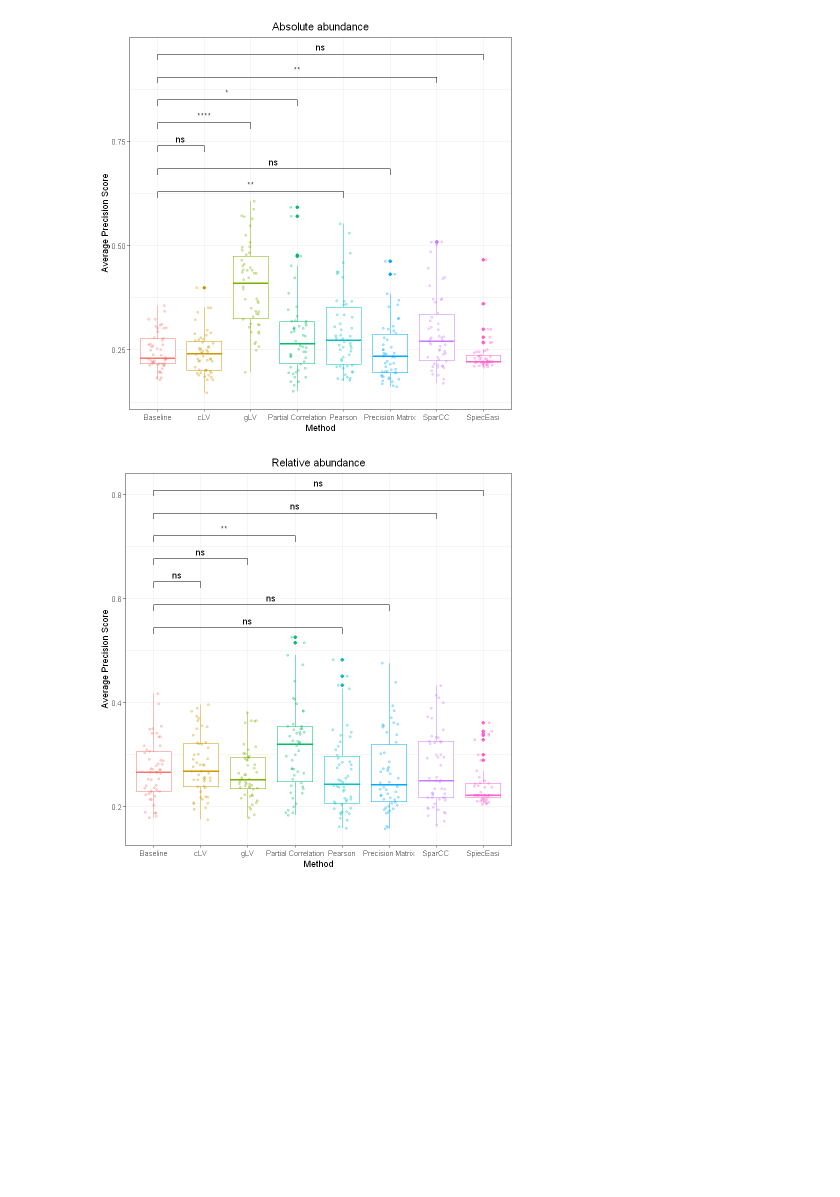
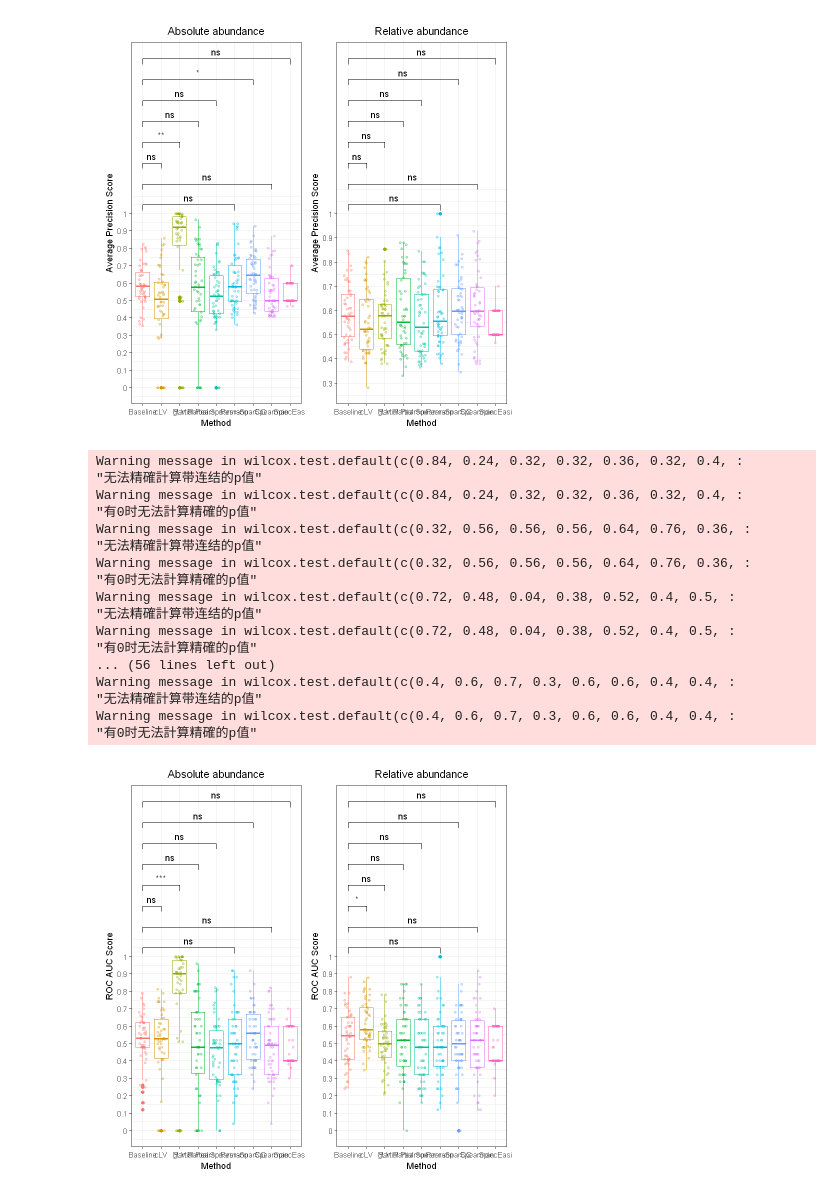
Before and after one commit to tianqitang1/microbial_network_explore, a Jupyter notebook: experiments/01_visualization.ipynb, the cells around one changed output. Cells and saved outputs as stored; diff of their text form; code cells hidden in the pictures; blank space fills up the shorter version.

```diff
--- a/experiments/01_visualization.ipynb
+++ b/experiments/01_visualization.ipynb
@@ -16,6 +13,6 @@ Warning message:
 # %%
 # Read data
-result <- read.csv("data\\temp_results\\simulation_results.csv")
+result <- read.csv("data\\temp_results\\simulation_results_fixed_interaction.csv")
 # %%
 result_absolute <- result %>%
   filter(abs_rel == 'Absolute') %>%
@@ -63,33 +37,97 @@ my_comparisons
 # %%
 blind_colors <- c("#E69F00", "#56B4E9", "#009E73", "#F0E442", "#0072B2", "#D55E00", "#CC79A7", "#000000")
-ggplot(data = result_absolute, aes(x = Method, y=average_precision_score, color = Method, )) +
+abs_pr_box <- ggplot(data = result_absolute, aes(x = Method, y=average_precision_score, color = Method, )) +
   geom_boxplot() +
+#   geom_bar()+
   geom_jitter(width = 0.2, size = 1, alpha = 0.3) +
   scale_fill_brewer(palette = "Set1") +
     # scale_color_manual(values = blind_colors) +
+  scale_y_continuous(breaks = seq(0, 1, 0.1), labels = seq(0,1,0.1)) +
   theme_bw() +
   theme(legend.position = "none") +
   labs(x = "Method", y = "Average Precision Score") +
   ggtitle("Absolute abundance") +
-  stat_compare_means(comparisons = my_comparisons, label = "p.signif", method = 't.test') +
+  stat_compare_means(comparisons = my_comparisons, label = "p.signif", method = 'wilcox.test', paired = TRUE, method.args = list(alternative = 'greater')) +
   theme(plot.title = element_text(hjust = 0.5))
 ggsave(filename = "figures\\pr_absolute_abundance.pdf",
  width = 20, height = 20, units = "cm")
+
+rel_pr_box <- ggplot(data = result_relative, aes(x = Method, y=average_precision_score, color = Method, )) +
+  geom_boxplot() +
+#   geom_bar()+
+  geom_jitter(width = 0.2, size = 1, alpha = 0.3) +
+  scale_fill_brewer(palette = "Set1") +
+    # scale_color_manual(values = blind_colors) +
+  scale_y_continuous(breaks = seq(0, 1, 0.1), labels = seq(0,1,0.1)) +
+  theme_bw() +
+  theme(legend.position = "none") +
+  labs(x = "Method", y = "Average Precision Score") +
+  ggtitle("Relative abundance") +
+  stat_compare_means(comparisons = my_comparisons, label = "p.signif", method = 'wilcox.test', paired = TRUE, method.args = list(alternative = 'greater')) +
+  theme(plot.title = element_text(hjust = 0.5))
+ggsave(filename = "figures\\pr_relative_abundance.pdf",
+ width = 20, height = 20, units = "cm")
+
+pr_box <- abs_pr_box + rel_pr_box
+pr_box
+ggsave(filename = "figures\\pr_combined_fixed_interaction.pdf",
+ width = 40, height = 20, units = "cm")
 # %% [output]
-[figure, old version]
+[figure, new version]
 # %%
-ggplot(data = result_relative, aes(x = Method, y=average_precision_score, color = Method, )) +
+blind_colors <- c("#E69F00", "#56B4E9", "#009E73", "#F0E442", "#0072B2", "#D55E00", "#CC79A7", "#000000")
+abs_pr_box <- ggplot(data = result_absolute, aes(x = Method, y=roc_auc_score, color = Method, )) +
   geom_boxplot() +
+#   geom_bar()+
   geom_jitter(width = 0.2, size = 1, alpha = 0.3) +
   scale_fill_brewer(palette = "Set1") +
     # scale_color_manual(values = blind_colors) +
+  scale_y_continuous(breaks = seq(0, 1, 0.1), labels = seq(0,1,0.1)) +
   theme_bw() +
   theme(legend.position = "none") +
-  labs(x = "Method", y = "Average Precision Score") +
+  labs(x = "Method", y = "ROC AUC Score") +
+  ggtitle("Absolute abundance") +
+  stat_compare_means(comparisons = my_comparisons, label = "p.signif", method = 'wilcox.test', paired = TRUE, method.args = list(alternative = 'greater')) +
+  theme(plot.title = element_text(hjust = 0.5))
+ggsave(filename = "figures\\pr_absolute_abundance.pdf",
+ width = 20, height = 20, units = "cm")
+
+rel_pr_box <- ggplot(data = result_relative, aes(x = Method, y=roc_auc_score, color = Method, )) +
+  geom_boxplot() +
+#   geom_bar()+
+  geom_jitter(width = 0.2, size = 1, alpha = 0.3) +
+  scale_fill_brewer(palette = "Set1") +
+    # scale_color_manual(values = blind_colors) +
+  scale_y_continuous(breaks = seq(0, 1, 0.1), labels = seq(0,1,0.1)) +
+  theme_bw() +
+  theme(legend.position = "none") +
+  labs(x = "Method", y = "ROC AUC Score") +
   ggtitle("Relative abundance") +
-  stat_compare_means(comparisons = my_comparisons, label = "p.signif", method = 't.test', method.args = list(alternative = 'greater')) +
+  stat_compare_means(comparisons = my_comparisons, label = "p.signif", method = 'wilcox.test', paired = TRUE, method.args = list(alternative = 'greater')) +
   theme(plot.title = element_text(hjust = 0.5))
 ggsave(filename = "figures\\pr_relative_abundance.pdf",
  width = 20, height = 20, units = "cm")
+
+pr_box <- abs_pr_box + rel_pr_box
+pr_box
+ggsave(filename = "figures\\auroc_combined_fixed_interaction.pdf",
+ width = 40, height = 20, units = "cm")
 # %% [output]
+Warning message in wilcox.test.default(c(0.84, 0.24, 0.32, 0.32, 0.36, 0.32, 0.4, :
+"无法精確計算带连结的p值"
+Warning message in wilcox.test.default(c(0.84, 0.24, 0.32, 0.32, 0.36, 0.32, 0.4, :
+"有0时无法計算精確的p值"
+Warning message in wilcox.test.default(c(0.32, 0.56, 0.56, 0.56, 0.64, 0.76, 0.36, :
+"无法精確計算带连结的p值"
+Warning message in wilcox.test.default(c(0.32, 0.56, 0.56, 0.56, 0.64, 0.76, 0.36, :
+"有0时无法計算精確的p值"
+Warning message in wilcox.test.default(c(0.72, 0.48, 0.04, 0.38, 0.52, 0.4, 0.5, :
+"无法精確計算带连结的p值"
+Warning message in wilcox.test.default(c(0.72, 0.48, 0.04, 0.38, 0.52, 0.4, 0.5, :
+"有0时无法計算精確的p值"
+... (56 lines left out)
+Warning message in wilcox.test.default(c(0.4, 0.6, 0.7, 0.3, 0.6, 0.6, 0.4, 0.4, :
+"无法精確計算带连结的p值"
+Warning message in wilcox.test.default(c(0.4, 0.6, 0.7, 0.3, 0.6, 0.6, 0.4, 0.4, :
+"有0时无法計算精確的p值"
-[figure, old version]
+[figure, new version]
```
Also changed, not shown: parts of 11 cells of this notebook, 5 other files.
